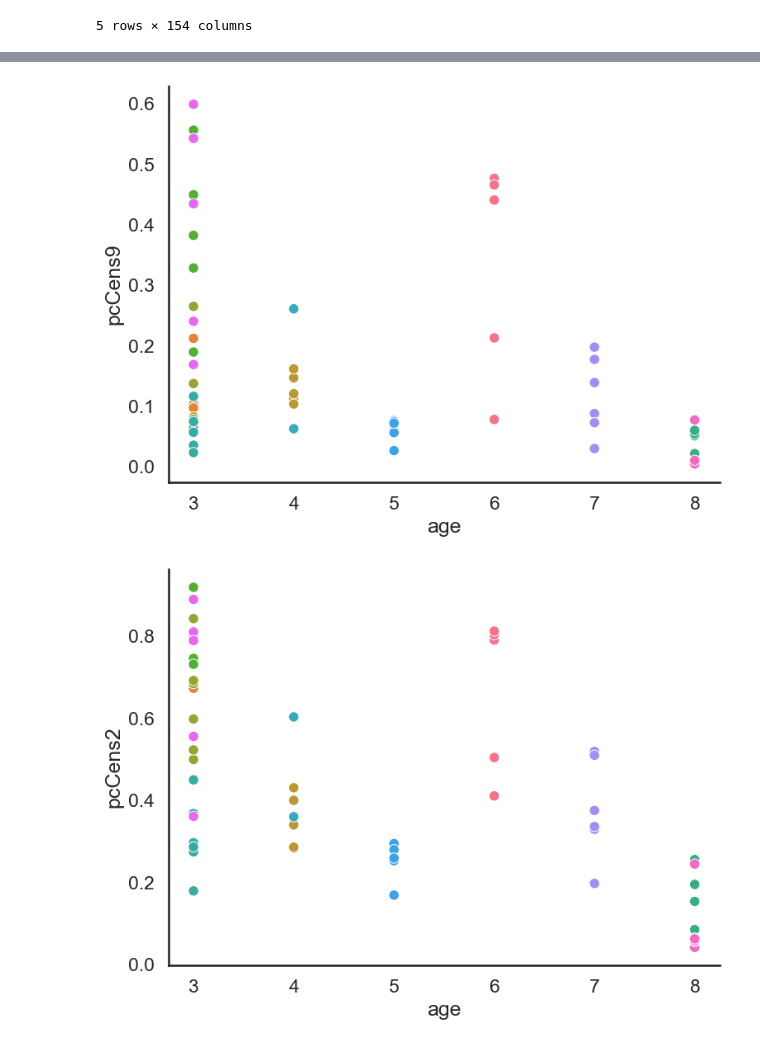
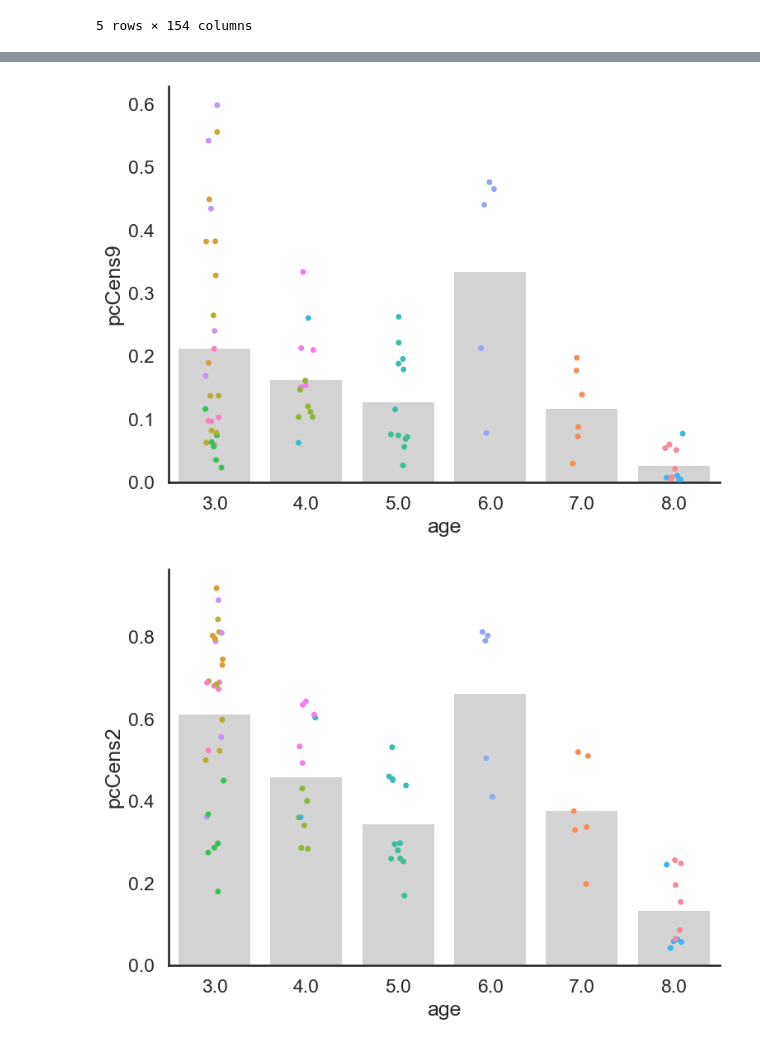
Before and after one commit to WUSTL-CRAB-Lab/cms_proc, a Jupyter notebook: GroupLevelDescriptions.ipynb, the cells around one changed output, grey strips where cells are left out. Cells and saved outputs as stored; diff of their text form; code cells hidden in the pictures.

```diff
--- a/GroupLevelDescriptions.ipynb
+++ b/GroupLevelDescriptions.ipynb
@@ -39,6 +39,7 @@ for sub in subs:
         data.loc[i, 'pcCens2'] = subdata.loc[movie, 'pcent_volscens_0.2']
         i=i+1
 
+data = data.sort_values('movie')
 data.describe()
 # %% [output]
 |  | age | sex | meanFD | pcCens9 | pcCens2 |
@@ -56,10 +57,11 @@ data.describe()
 for v in ['meanFD','pcCens9','pcCens2']:
 
     plt.figure(figsize=(12,6))
-    sns.barplot(y=v,x='movie', data=data, color='lightgray',err_kws={'linewidth': 0})
-    sns.stripplot(y=v,x='movie', data=data, color='k')
+    sns.barplot(y=v,x='movie', data=data, color='lightgray',errwidth=0)#_kws={'linewidth': 0})
+    sns.stripplot(y=v,x='movie', data=data, hue='sub')
     plt.xticks(rotation=45, ha='right')
     sns.despine()
+    plt.legend().remove()
     plt.tight_layout()
     plt.show()
     plt.close()
@@ -67,7 +69,9 @@ for v in ['meanFD','pcCens9','pcCens2']:
 for v in ['meanFD','pcCens9','pcCens2']:
 
     plt.figure(figsize=(8,6))
-    sns.scatterplot(y=v,x='age', data=data, color='lightgray', hue='sub', legend=False)
+    sns.barplot(y=v, x='age', data=data, color='lightgray',errwidth=0)#_kws={'linewidth': 0})
+    sns.stripplot(y=v, x='age', data=data, hue='sub')#,color='lightgray', legend=False)
+    plt.legend().remove()
     sns.despine()
     plt.tight_layout()
     plt.show()
@@ -80,2 +84,2 @@ for v in ['meanFD','pcCens9','pcCens2']:
-[figure, old version]
+[figure, new version]
-[figure, old version]
+[figure, new version]
```
Also changed, not shown: parts of 2 cells of this notebook, 1 other file.
